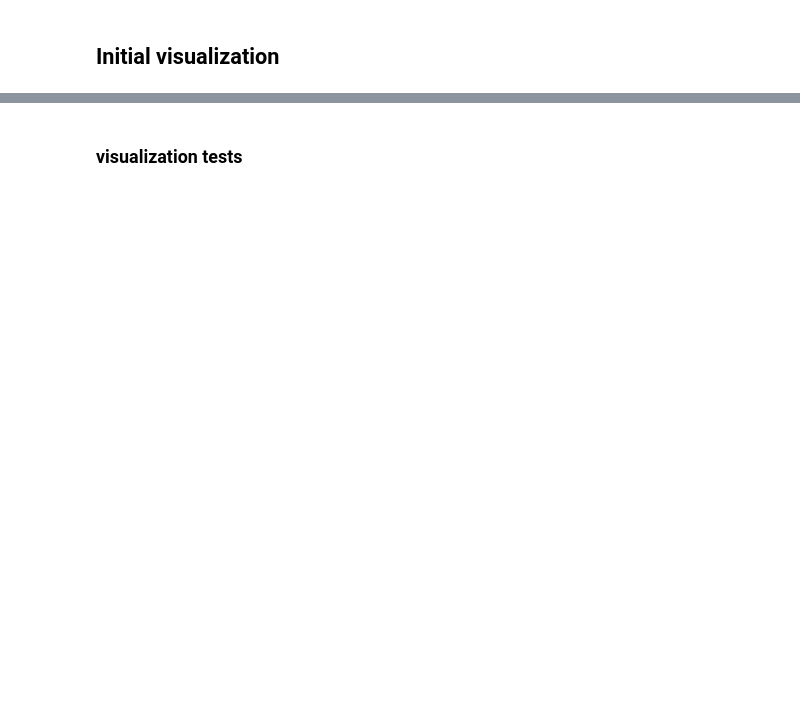
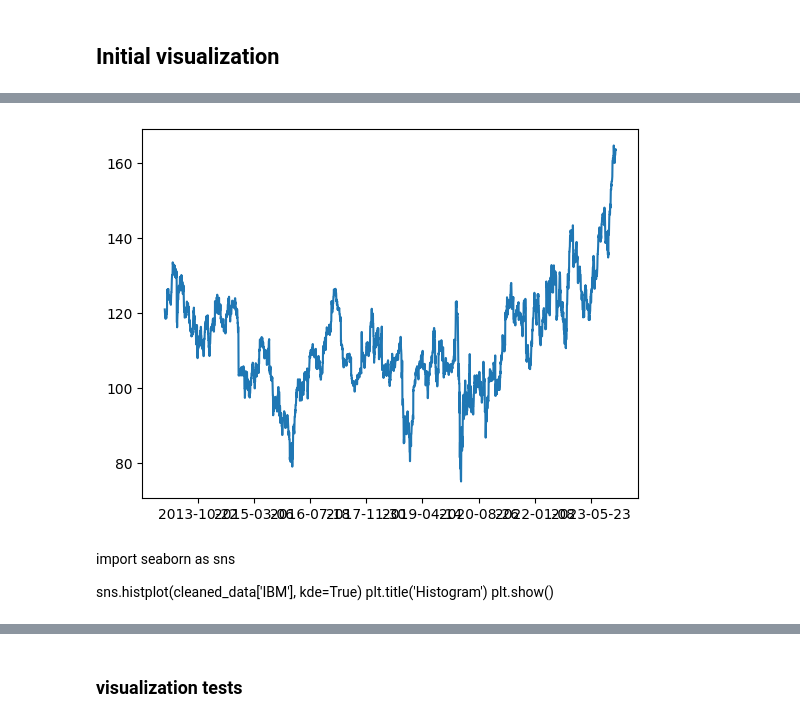
Before and after one commit to aferrers/stockpriceprediction, a Jupyter notebook: notebooks/notebook1.ipynb, the cells around one changed output, grey strips where cells are left out. Saved outputs shown, nothing was run; the diff lists cells and outputs as text; code cells hidden in the pictures; blank space fills up the shorter version.

```diff
--- a/notebooks/notebook1.ipynb
+++ b/notebooks/notebook1.ipynb
@@ -201,0 +255,11 @@ print(unique_years)
+# %%
+import matplotlib.pyplot as plt
+import matplotlib.dates as mdates
+
+# Assume df is a pandas dataframe with time series data
+fig, ax = plt.subplots()
+ax.plot(mdates.date2num(y.index), y.values)
+ax.xaxis.set_major_formatter(mdates.DateFormatter('%Y-%m-%d'))
+plt.show()
+# %% [output]
+[figure, added]
@@ -201,0 +280,6 @@ print(unique_years)
+# %% [markdown]
+import seaborn as sns
+
+sns.histplot(cleaned_data['IBM'], kde=True)
+plt.title('Histogram')
+plt.show()
```
Also changed, not shown: parts of 112 cells of this notebook, 15 other files.
